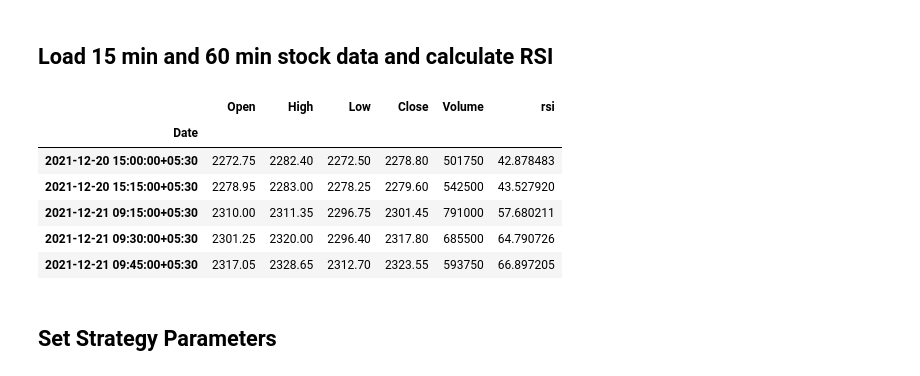
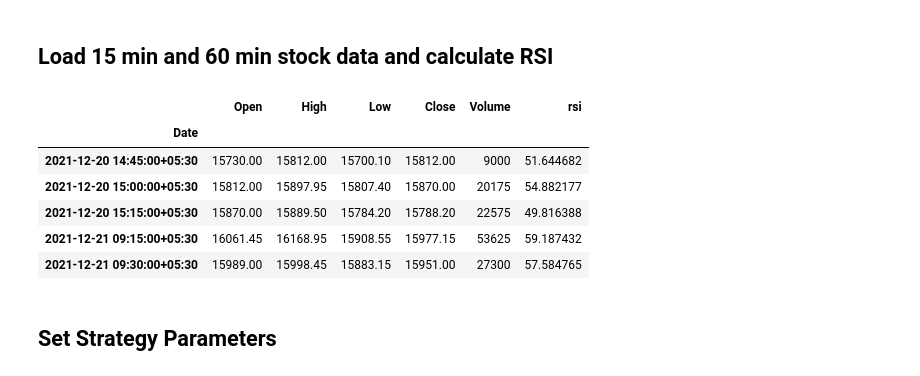
Before and after one commit to hbbtekademy/algo-trading, a Jupyter notebook: python/notebooks/strategies/rsi_strategy/RSIStrategy.ipynb, the cells around one changed output. Drawn from its saved outputs; the diff is of its cells as text; code cells hidden in the pictures.

```diff
--- a/python/notebooks/strategies/rsi_strategy/RSIStrategy.ipynb
+++ b/python/notebooks/strategies/rsi_strategy/RSIStrategy.ipynb
@@ -64,18 +64,17 @@ import numpy as np
 # %% [markdown]
 ## Load 15 min and 60 min stock data and calculate RSI
 # %%
-file_15min = '/content/stock_data/RELIANCE21DECFUT-HIST-15M.csv'
-file_60min = '/content/stock_data/ACC-HIST-60M.csv'
+file_15min = '/content/stock_data/BAJAJFINSV21DECFUT-HIST-15M.csv'
 
 df_15min = pd.read_csv(file_15min, parse_dates=['Date'], index_col=['Date'])
 rsi = RSIIndicator(df_15min['Close']).rsi()
 df_15min = df_15min.assign(rsi=rsi.values)
 df_15min.tail()
 # %% [output]
 |  | Open | High | Low | Close | Volume | rsi |
 | Date |  |  |  |  |  |  |
-| 2021-12-20 15:00:00+05:30 | 2272.75 | 2282.40 | 2272.50 | 2278.80 | 501750 | 42.878483 |
-| 2021-12-20 15:15:00+05:30 | 2278.95 | 2283.00 | 2278.25 | 2279.60 | 542500 | 43.527920 |
-| 2021-12-21 09:15:00+05:30 | 2310.00 | 2311.35 | 2296.75 | 2301.45 | 791000 | 57.680211 |
-| 2021-12-21 09:30:00+05:30 | 2301.25 | 2320.00 | 2296.40 | 2317.80 | 685500 | 64.790726 |
-| 2021-12-21 09:45:00+05:30 | 2317.05 | 2328.65 | 2312.70 | 2323.55 | 593750 | 66.897205 |
+| 2021-12-20 14:45:00+05:30 | 15730.00 | 15812.00 | 15700.10 | 15812.00 | 9000 | 51.644682 |
+| 2021-12-20 15:00:00+05:30 | 15812.00 | 15897.95 | 15807.40 | 15870.00 | 20175 | 54.882177 |
+| 2021-12-20 15:15:00+05:30 | 15870.00 | 15889.50 | 15784.20 | 15788.20 | 22575 | 49.816388 |
+| 2021-12-21 09:15:00+05:30 | 16061.45 | 16168.95 | 15908.55 | 15977.15 | 53625 | 59.187432 |
+| 2021-12-21 09:30:00+05:30 | 15989.00 | 15998.45 | 15883.15 | 15951.00 | 27300 | 57.584765 |
```
Also changed, not shown: parts of 7 cells of this notebook.
